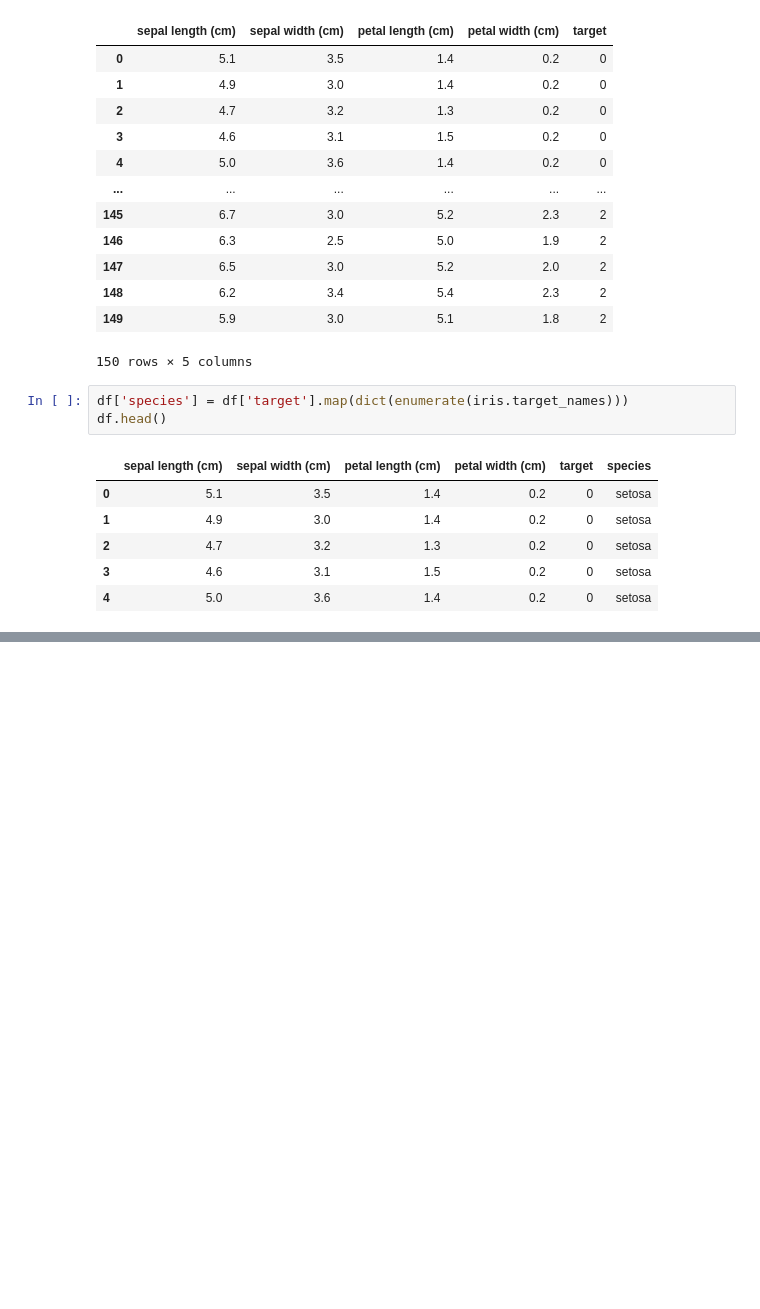
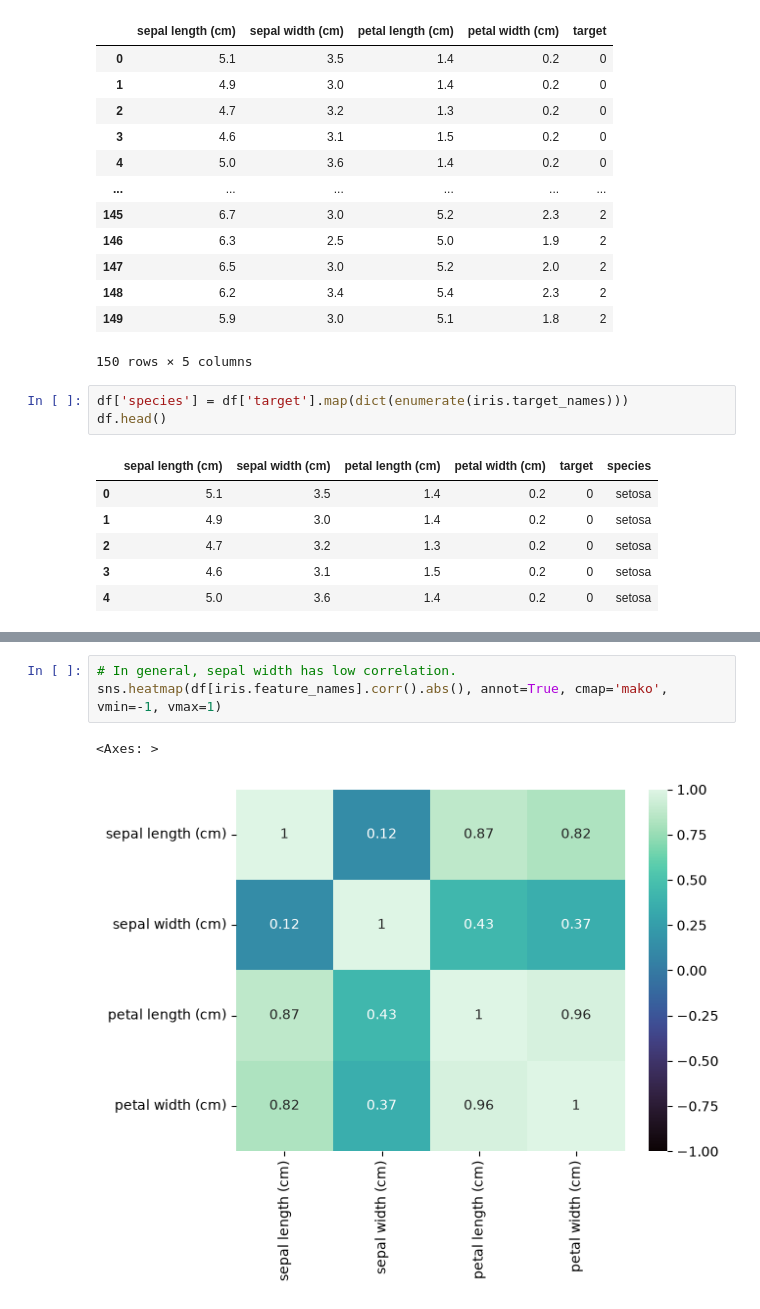
Before and after one commit to Ri-Dearg/aiml-labs, a Jupyter notebook: lab4a.ipynb, the cells around one changed output, grey strips where cells are left out. Drawn from its saved outputs; the diff is of its cells as text; blank space fills up the shorter version.

```diff
--- a/lab4a.ipynb
+++ b/lab4a.ipynb
@@ -40,0 +133,6 @@ df.head()
+# %%
+# In general, sepal width has low correlation.
+sns.heatmap(df[iris.feature_names].corr().abs(), annot=True, cmap='mako', vmin=-1, vmax=1)
+# %% [output]
+<Axes: >
+[figure, added]
```
Also changed, not shown: parts of 13 cells of this notebook.
